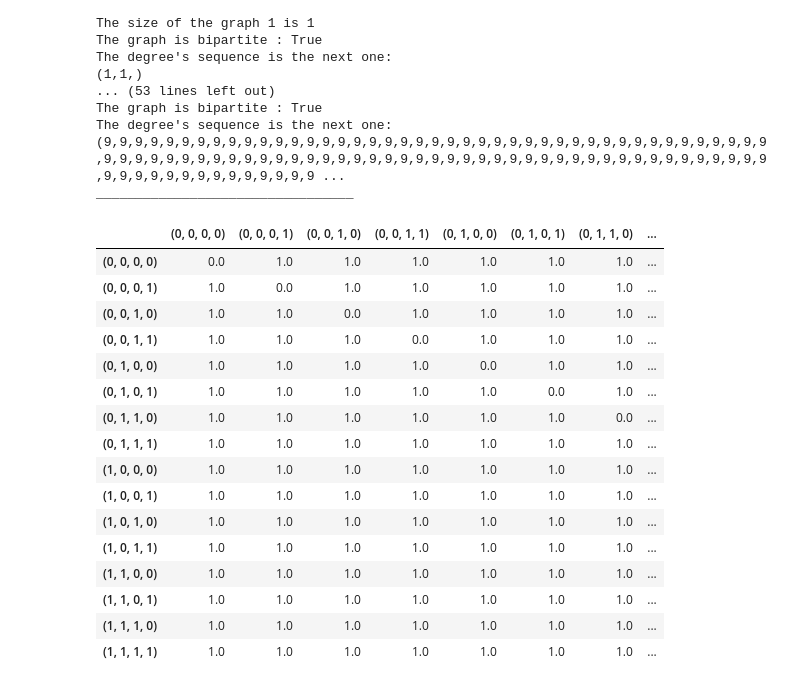
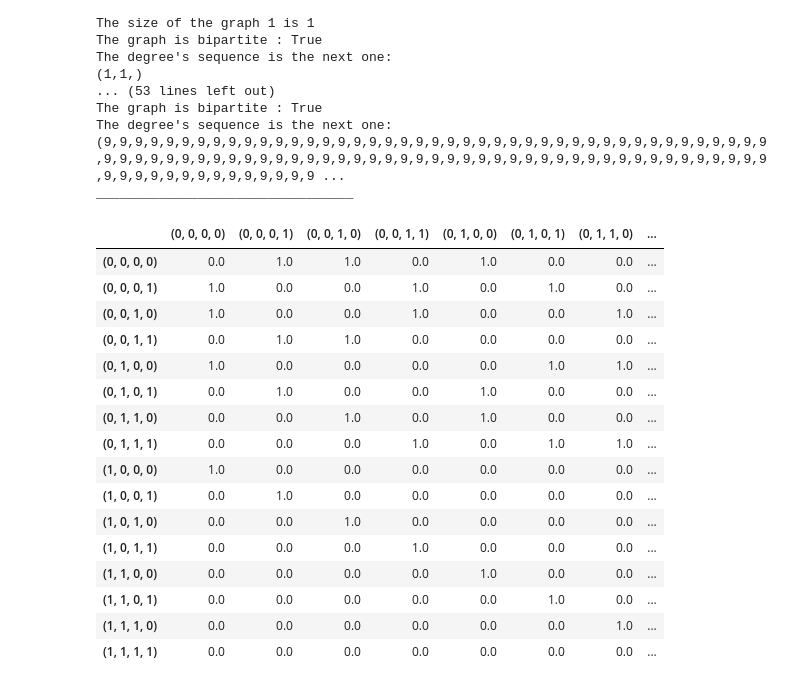
Before and after one commit to evanrock520-ciencias/GandG, a Jupyter notebook: Learning/Tasks/cubes.ipynb, the cells around one changed output. Saved outputs shown, nothing was run; the diff lists cells and outputs as text; code cells hidden in the pictures.

```diff
--- a/Learning/Tasks/cubes.ipynb
+++ b/Learning/Tasks/cubes.ipynb
@@ -9,12 +9,8 @@ from graph import Vertex
 import math
 from itertools import product
 # %%
-def differs_by_one(elmA : tuple, elmB : tuple):
-    if len(elmA) != len(elmB):
-        return False
-
-    diff = sum(1 for a, b in zip(elmA, elmB) if a != b)
-    return diff == 1
+def differs_by_one(a, b):
+    return sum(x != y for x, y in zip(a, b)) == 1
 # %%
 def create_cube(sizes : int) -> Graph:
     vertices  = []
@@ -67,25 +63,25 @@ The degree's sequence is the next one:
 (9,9,9,9,9,9,9,9,9,9,9,9,9,9,9,9,9,9,9,9,9,9,9,9,9,9,9,9,9,9,9,9,9,9,9,9,9,9,9,9,9,9,9,9,9,9,9,9,9,9,9,9,9,9,9,9,9,9,9,9,9,9,9,9,9,9,9,9,9,9,9,9,9,9,9,9,9,9,9,9,9,9,9,9,9,9,9,9,9,9,9,9,9,9,9,9,9,9,9,9 ...
 _________________________________
 # %%
-Q3 = cubes[3]
-mtx = Q3.build_adj_matrix()
+Q4 = cubes[4]
+mtx = Q4.build_adj_matrix()
 
 mtx
 # %% [output]
 |  | (0, 0, 0, 0) | (0, 0, 0, 1) | (0, 0, 1, 0) | (0, 0, 1, 1) | (0, 1, 0, 0) | (0, 1, 0, 1) | (0, 1, 1, 0) | ... |
-| (0, 0, 0, 0) | 0.0 | 1.0 | 1.0 | 1.0 | 1.0 | 1.0 | 1.0 | ... |
-| (0, 0, 0, 1) | 1.0 | 0.0 | 1.0 | 1.0 | 1.0 | 1.0 | 1.0 | ... |
-| (0, 0, 1, 0) | 1.0 | 1.0 | 0.0 | 1.0 | 1.0 | 1.0 | 1.0 | ... |
-| (0, 0, 1, 1) | 1.0 | 1.0 | 1.0 | 0.0 | 1.0 | 1.0 | 1.0 | ... |
-| (0, 1, 0, 0) | 1.0 | 1.0 | 1.0 | 1.0 | 0.0 | 1.0 | 1.0 | ... |
-| (0, 1, 0, 1) | 1.0 | 1.0 | 1.0 | 1.0 | 1.0 | 0.0 | 1.0 | ... |
-| (0, 1, 1, 0) | 1.0 | 1.0 | 1.0 | 1.0 | 1.0 | 1.0 | 0.0 | ... |
-| (0, 1, 1, 1) | 1.0 | 1.0 | 1.0 | 1.0 | 1.0 | 1.0 | 1.0 | ... |
-| (1, 0, 0, 0) | 1.0 | 1.0 | 1.0 | 1.0 | 1.0 | 1.0 | 1.0 | ... |
-| (1, 0, 0, 1) | 1.0 | 1.0 | 1.0 | 1.0 | 1.0 | 1.0 | 1.0 | ... |
-| (1, 0, 1, 0) | 1.0 | 1.0 | 1.0 | 1.0 | 1.0 | 1.0 | 1.0 | ... |
-| (1, 0, 1, 1) | 1.0 | 1.0 | 1.0 | 1.0 | 1.0 | 1.0 | 1.0 | ... |
-| (1, 1, 0, 0) | 1.0 | 1.0 | 1.0 | 1.0 | 1.0 | 1.0 | 1.0 | ... |
-| (1, 1, 0, 1) | 1.0 | 1.0 | 1.0 | 1.0 | 1.0 | 1.0 | 1.0 | ... |
-| (1, 1, 1, 0) | 1.0 | 1.0 | 1.0 | 1.0 | 1.0 | 1.0 | 1.0 | ... |
-| (1, 1, 1, 1) | 1.0 | 1.0 | 1.0 | 1.0 | 1.0 | 1.0 | 1.0 | ... |
+| (0, 0, 0, 0) | 0.0 | 1.0 | 1.0 | 0.0 | 1.0 | 0.0 | 0.0 | ... |
+| (0, 0, 0, 1) | 1.0 | 0.0 | 0.0 | 1.0 | 0.0 | 1.0 | 0.0 | ... |
+| (0, 0, 1, 0) | 1.0 | 0.0 | 0.0 | 1.0 | 0.0 | 0.0 | 1.0 | ... |
+| (0, 0, 1, 1) | 0.0 | 1.0 | 1.0 | 0.0 | 0.0 | 0.0 | 0.0 | ... |
+| (0, 1, 0, 0) | 1.0 | 0.0 | 0.0 | 0.0 | 0.0 | 1.0 | 1.0 | ... |
+| (0, 1, 0, 1) | 0.0 | 1.0 | 0.0 | 0.0 | 1.0 | 0.0 | 0.0 | ... |
+| (0, 1, 1, 0) | 0.0 | 0.0 | 1.0 | 0.0 | 1.0 | 0.0 | 0.0 | ... |
+| (0, 1, 1, 1) | 0.0 | 0.0 | 0.0 | 1.0 | 0.0 | 1.0 | 1.0 | ... |
+| (1, 0, 0, 0) | 1.0 | 0.0 | 0.0 | 0.0 | 0.0 | 0.0 | 0.0 | ... |
+| (1, 0, 0, 1) | 0.0 | 1.0 | 0.0 | 0.0 | 0.0 | 0.0 | 0.0 | ... |
+| (1, 0, 1, 0) | 0.0 | 0.0 | 1.0 | 0.0 | 0.0 | 0.0 | 0.0 | ... |
+| (1, 0, 1, 1) | 0.0 | 0.0 | 0.0 | 1.0 | 0.0 | 0.0 | 0.0 | ... |
+| (1, 1, 0, 0) | 0.0 | 0.0 | 0.0 | 0.0 | 1.0 | 0.0 | 0.0 | ... |
+| (1, 1, 0, 1) | 0.0 | 0.0 | 0.0 | 0.0 | 0.0 | 1.0 | 0.0 | ... |
+| (1, 1, 1, 0) | 0.0 | 0.0 | 0.0 | 0.0 | 0.0 | 0.0 | 1.0 | ... |
+| (1, 1, 1, 1) | 0.0 | 0.0 | 0.0 | 0.0 | 0.0 | 0.0 | 0.0 | ... |
```
Also changed, not shown: parts of 1 cell of this notebook, 3 other files.
